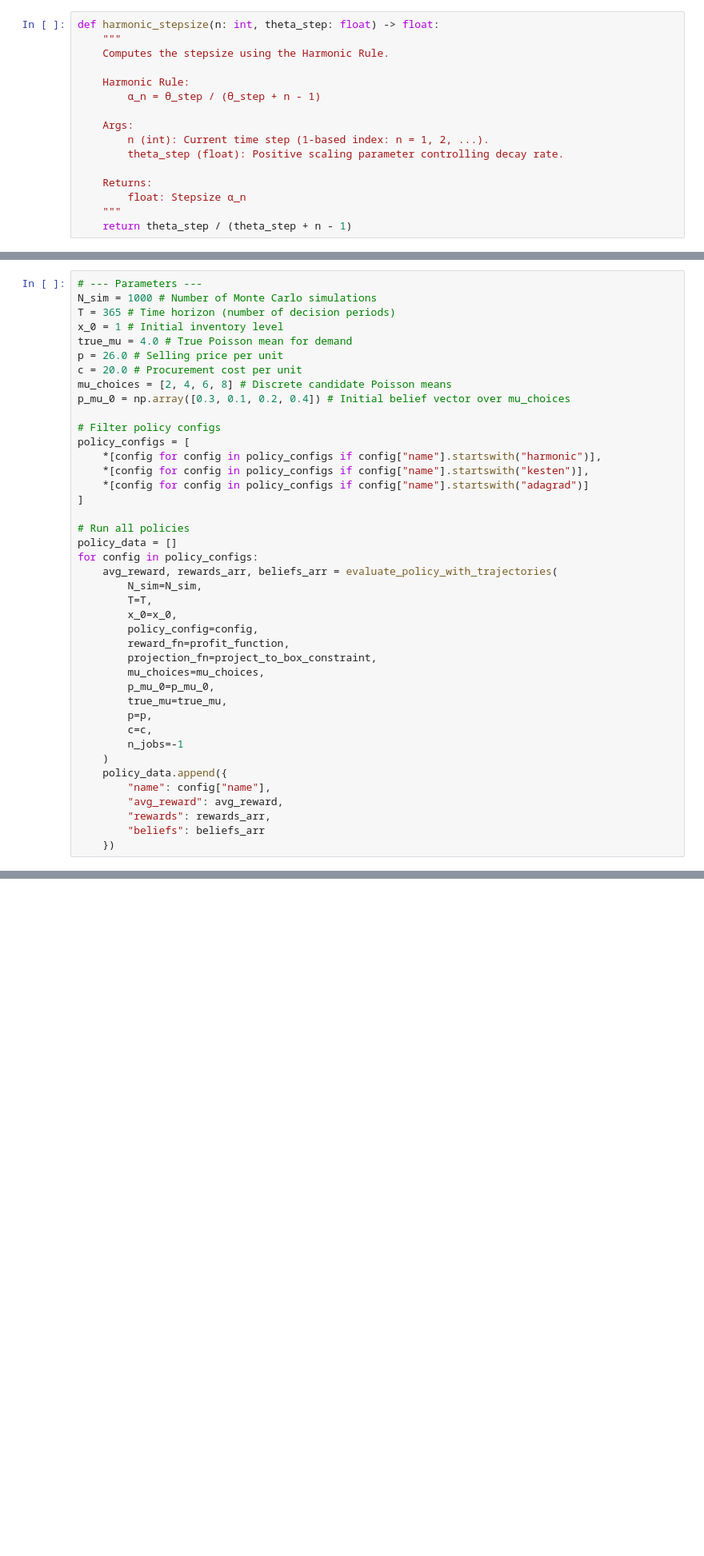
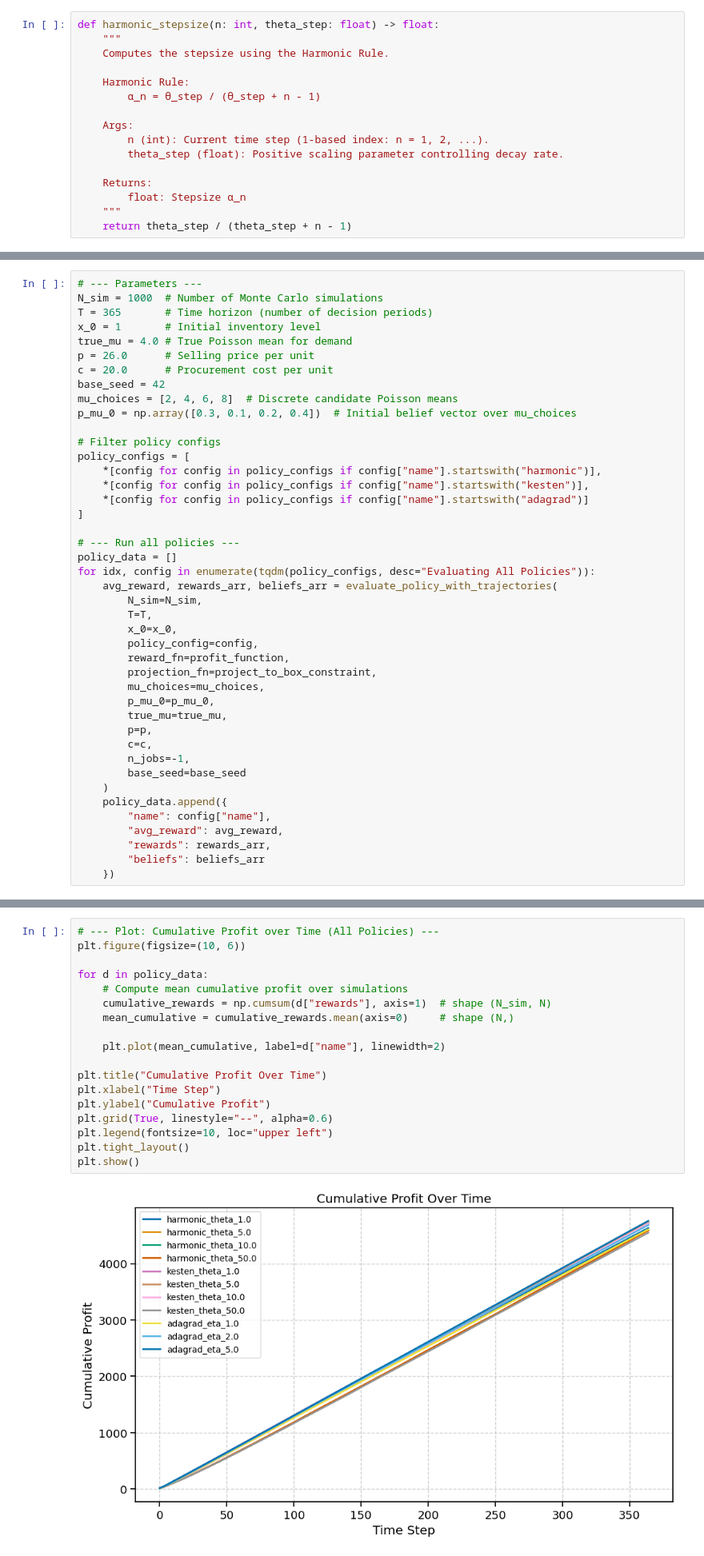
Before and after one commit to numersoz/analytics_journal, a Jupyter notebook: dynamic_optimization/02_adaptive_market_planning.ipynb, the cells around one changed output, grey strips where cells are left out. Shown at 80% size. Drawn from its saved outputs; the diff is of its cells as text; blank space fills up the shorter version.

```diff
--- a/dynamic_optimization/02_adaptive_market_planning.ipynb
+++ b/dynamic_optimization/02_adaptive_market_planning.ipynb
@@ -834,13 +817,14 @@ def evaluate_policy_with_trajectories(
 # %%
 # --- Parameters ---
-N_sim = 1000 # Number of Monte Carlo simulations
-T = 365 # Time horizon (number of decision periods)
-x_0 = 1 # Initial inventory level
+N_sim = 1000  # Number of Monte Carlo simulations
+T = 365       # Time horizon (number of decision periods)
+x_0 = 1       # Initial inventory level
 true_mu = 4.0 # True Poisson mean for demand
-p = 26.0 # Selling price per unit
-c = 20.0 # Procurement cost per unit
-mu_choices = [2, 4, 6, 8] # Discrete candidate Poisson means
-p_mu_0 = np.array([0.3, 0.1, 0.2, 0.4]) # Initial belief vector over mu_choices
+p = 26.0      # Selling price per unit
+c = 20.0      # Procurement cost per unit
+base_seed = 42
+mu_choices = [2, 4, 6, 8]  # Discrete candidate Poisson means
+p_mu_0 = np.array([0.3, 0.1, 0.2, 0.4])  # Initial belief vector over mu_choices
 
 # Filter policy configs
 policy_configs = [
@@ -849,9 +833,9 @@ policy_configs = [
     *[config for config in policy_configs if config["name"].startswith("adagrad")]
 ]
 
-# Run all policies
+# --- Run all policies ---
 policy_data = []
-for config in policy_configs:
+for idx, config in enumerate(tqdm(policy_configs, desc="Evaluating All Policies")):
     avg_reward, rewards_arr, beliefs_arr = evaluate_policy_with_trajectories(
         N_sim=N_sim,
         T=T,
@@ -864,7 +848,8 @@ for config in policy_configs:
         true_mu=true_mu,
         p=p,
         c=c,
-        n_jobs=-1
+        n_jobs=-1,
+        base_seed=base_seed
     )
     policy_data.append({
         "name": config["name"],
@@ -908,4 +890,24 @@ plt.tight_layout()
 plt.show()
 # %% [output]
 [figure]
+# %%
+# --- Plot: Cumulative Profit over Time (All Policies) ---
+plt.figure(figsize=(10, 6))
+
+for d in policy_data:
+    # Compute mean cumulative profit over simulations
+    cumulative_rewards = np.cumsum(d["rewards"], axis=1)  # shape (N_sim, N)
+    mean_cumulative = cumulative_rewards.mean(axis=0)     # shape (N,)
+
+    plt.plot(mean_cumulative, label=d["name"], linewidth=2)
+
+plt.title("Cumulative Profit Over Time")
+plt.xlabel("Time Step")
+plt.ylabel("Cumulative Profit")
+plt.grid(True, linestyle="--", alpha=0.6)
+plt.legend(fontsize=10, loc="upper left")
+plt.tight_layout()
+plt.show()
+# %% [output]
+[figure, added]
 # %%
```
Also changed, not shown: parts of 14 cells of this notebook, 3 other files.
